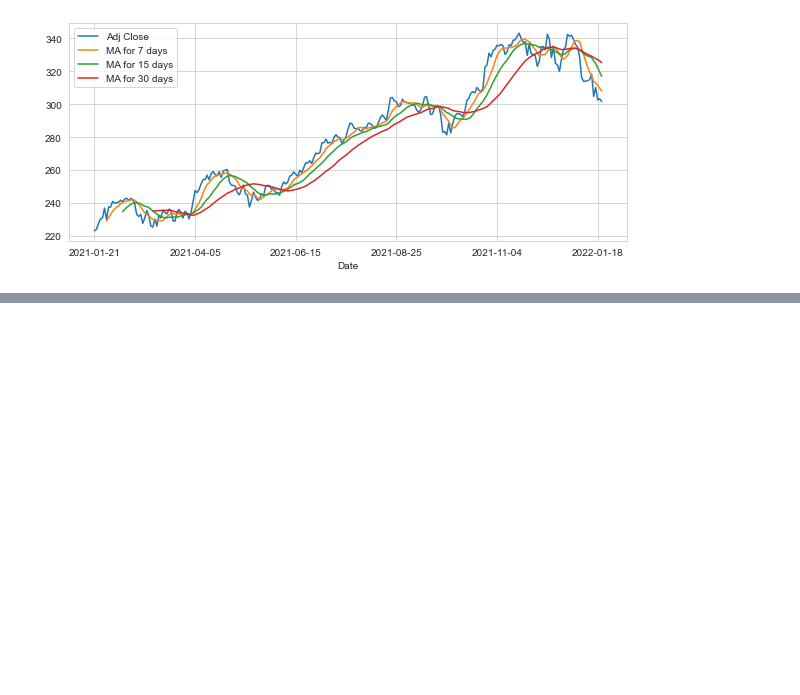
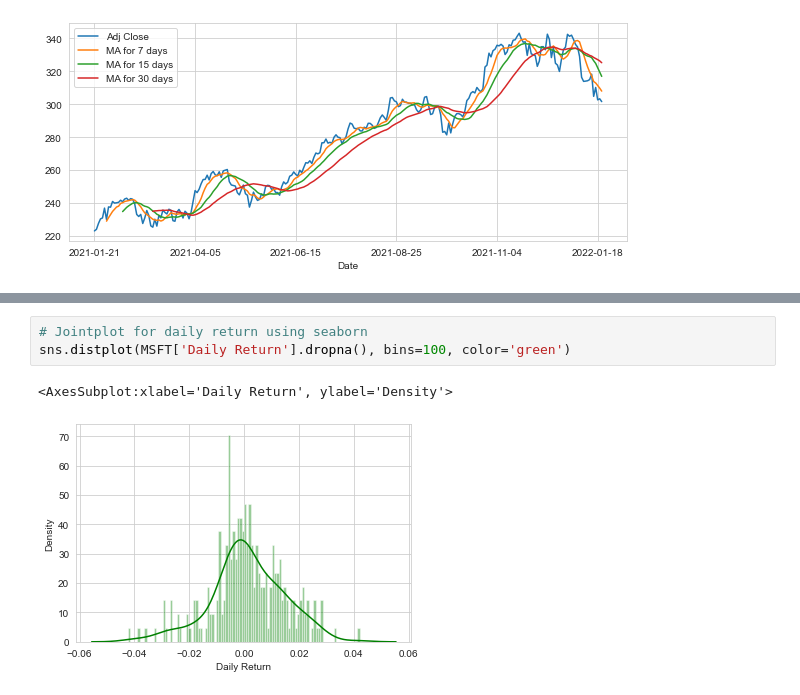
Before and after one commit to VannaroEcon/MyPortfolioProjects, a Jupyter notebook: Stock Market Analysis Project.ipynb, the cells around one changed output, grey strips where cells are left out. Cells and saved outputs as stored; diff of their text form; blank space fills up the shorter version.

```diff
--- a/Stock Market Analysis Project.ipynb
+++ b/Stock Market Analysis Project.ipynb
@@ -185,0 +217,6 @@ MSFT[['Adj Close','MA for 7 days','MA for 15 days','MA for 30 days']].plot(subpl
+# %%
+# Jointplot for daily return using seaborn
+sns.distplot(MSFT['Daily Return'].dropna(), bins=100, color='green')
+# %% [output]
+<AxesSubplot:xlabel='Daily Return', ylabel='Density'>
+[figure, added]
```
Also changed, not shown: parts of 6 cells of this notebook.
